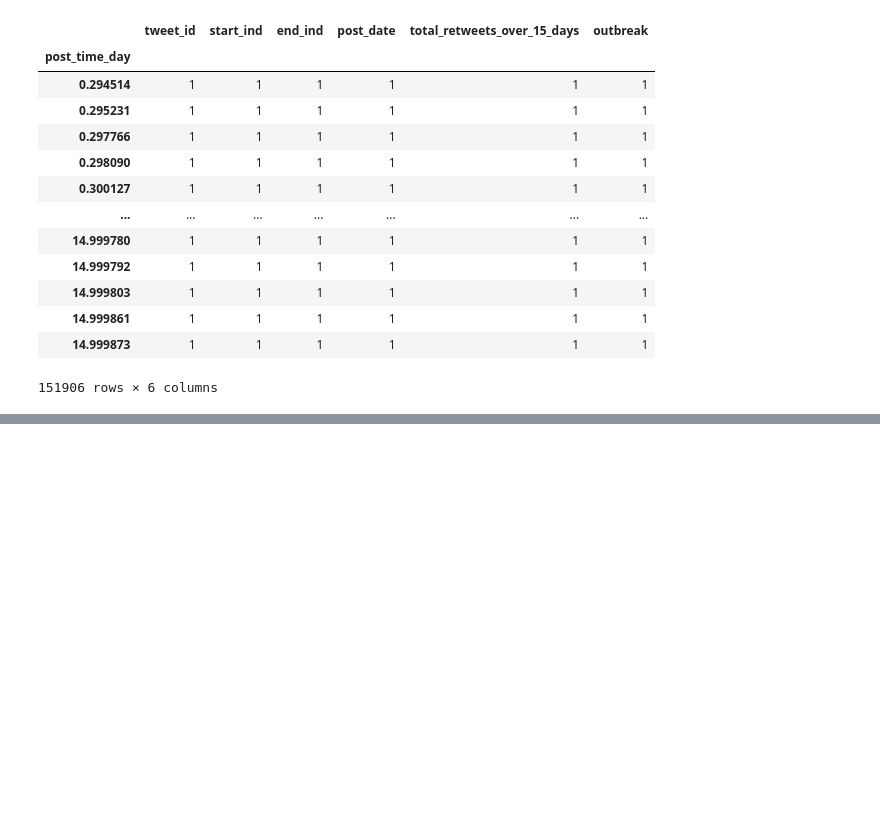
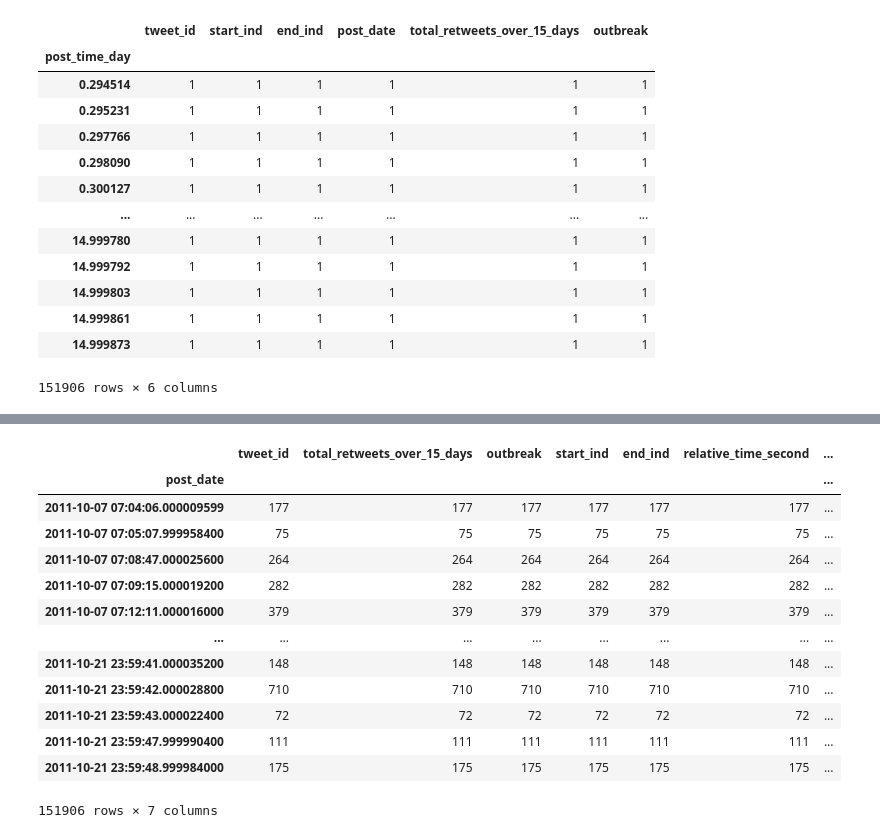
Before and after one commit to Carrie0302/CacadeOutbreakFakeNews, a Jupyter notebook: Seismic Data.ipynb, the cells around one changed output, grey strips where cells are left out. Drawn from its saved outputs; the diff is of its cells as text; code cells hidden in the pictures; blank space fills up the shorter version.

```diff
--- a/Seismic Data.ipynb
+++ b/Seismic Data.ipynb
@@ -151,2 +211,17 @@ data_next.to_csv("merged_data.csv")
 # %%
-data_next.groupby('post_date').count()
+index_merged.groupby('post_date').count()
+# %% [output]
+|  | tweet_id | total_retweets_over_15_days | outbreak | start_ind | end_ind | relative_time_second | ... |
+| post_date |  |  |  |  |  |  | ... |
+| 2011-10-07 07:04:06.000009599 | 177 | 177 | 177 | 177 | 177 | 177 | ... |
+| 2011-10-07 07:05:07.999958400 | 75 | 75 | 75 | 75 | 75 | 75 | ... |
+| 2011-10-07 07:08:47.000025600 | 264 | 264 | 264 | 264 | 264 | 264 | ... |
+| 2011-10-07 07:09:15.000019200 | 282 | 282 | 282 | 282 | 282 | 282 | ... |
+| 2011-10-07 07:12:11.000016000 | 379 | 379 | 379 | 379 | 379 | 379 | ... |
+| ... | ... | ... | ... | ... | ... | ... | ... |
+| 2011-10-21 23:59:41.000035200 | 148 | 148 | 148 | 148 | 148 | 148 | ... |
+| 2011-10-21 23:59:42.000028800 | 710 | 710 | 710 | 710 | 710 | 710 | ... |
+| 2011-10-21 23:59:43.000022400 | 72 | 72 | 72 | 72 | 72 | 72 | ... |
+| 2011-10-21 23:59:47.999990400 | 111 | 111 | 111 | 111 | 111 | 111 | ... |
+| 2011-10-21 23:59:48.999984000 | 175 | 175 | 175 | 175 | 175 | 175 | ... |
+151906 rows × 7 columns
```
Also changed, not shown: parts of 88 cells of this notebook.
